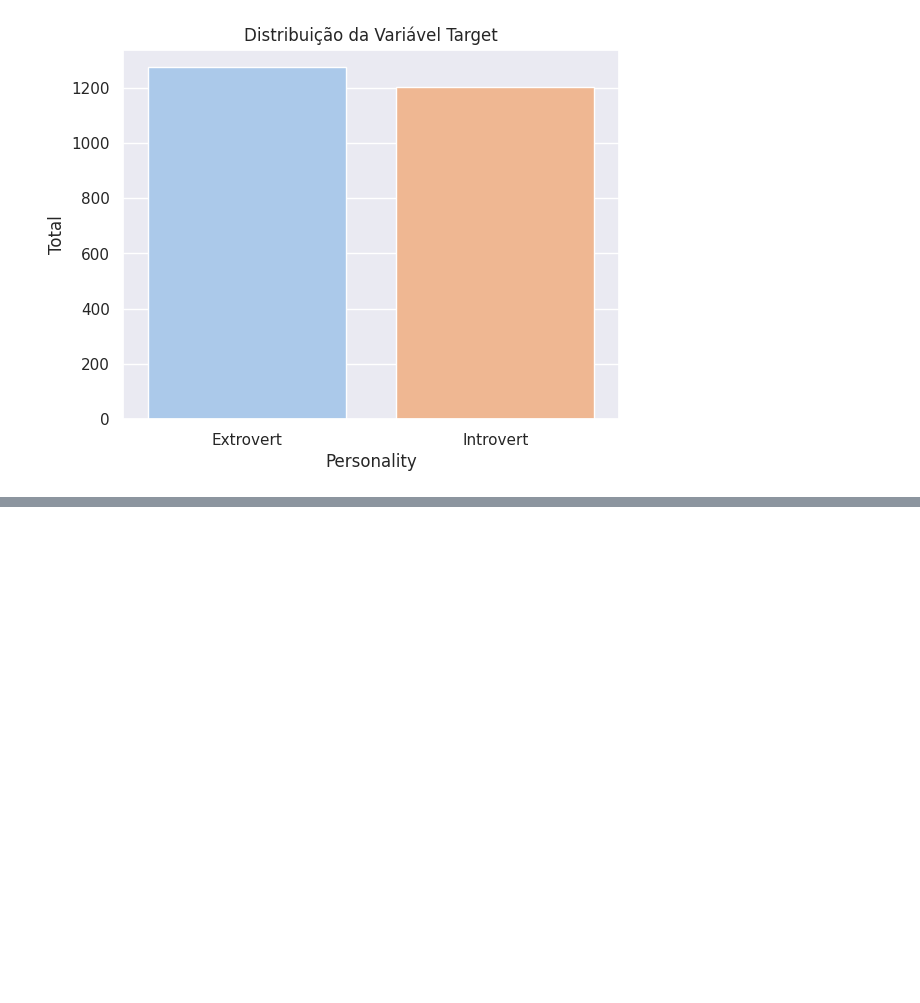
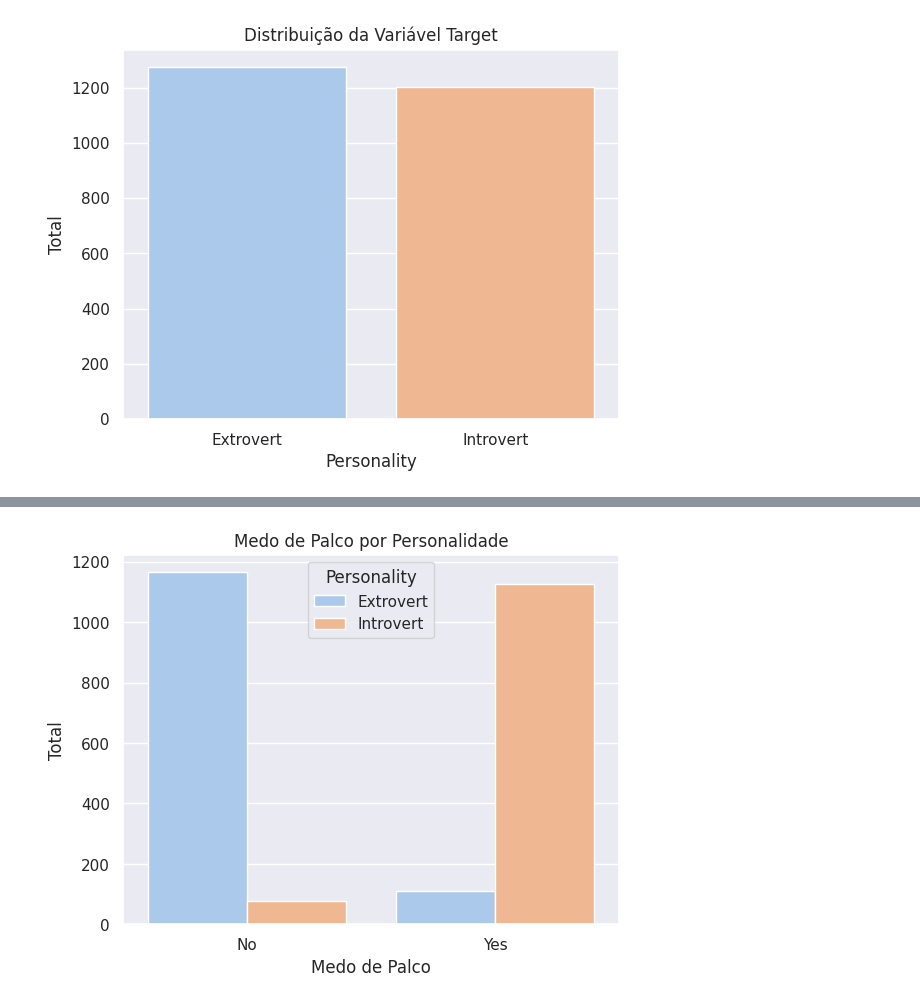
Before and after one commit to netinhojunnior/meu_portfolio, a Jupyter notebook: Projeto07_Personalidade.ipynb, the cells around one changed output, grey strips where cells are left out. Saved outputs shown, nothing was run; the diff lists cells and outputs as text; code cells hidden in the pictures; blank space fills up the shorter version.

```diff
--- a/Projeto07_Personalidade.ipynb
+++ b/Projeto07_Personalidade.ipynb
@@ -161,0 +174,15 @@ fig.show()
+# %%
+# Gráfico 4: Medo de Palco por Personalidade
+
+sns.countplot(x = 'Stage_fear',
+              hue = 'Personality',
+              data = dados,
+              palette = 'pastel')
+
+plt.title('Medo de Palco por Personalidade')
+plt.ylabel('Total')
+plt.xlabel('Medo de Palco')
+
+plt.show()
+# %% [output]
+[figure, added]
```
Also changed, not shown: parts of 12 cells of this notebook.
